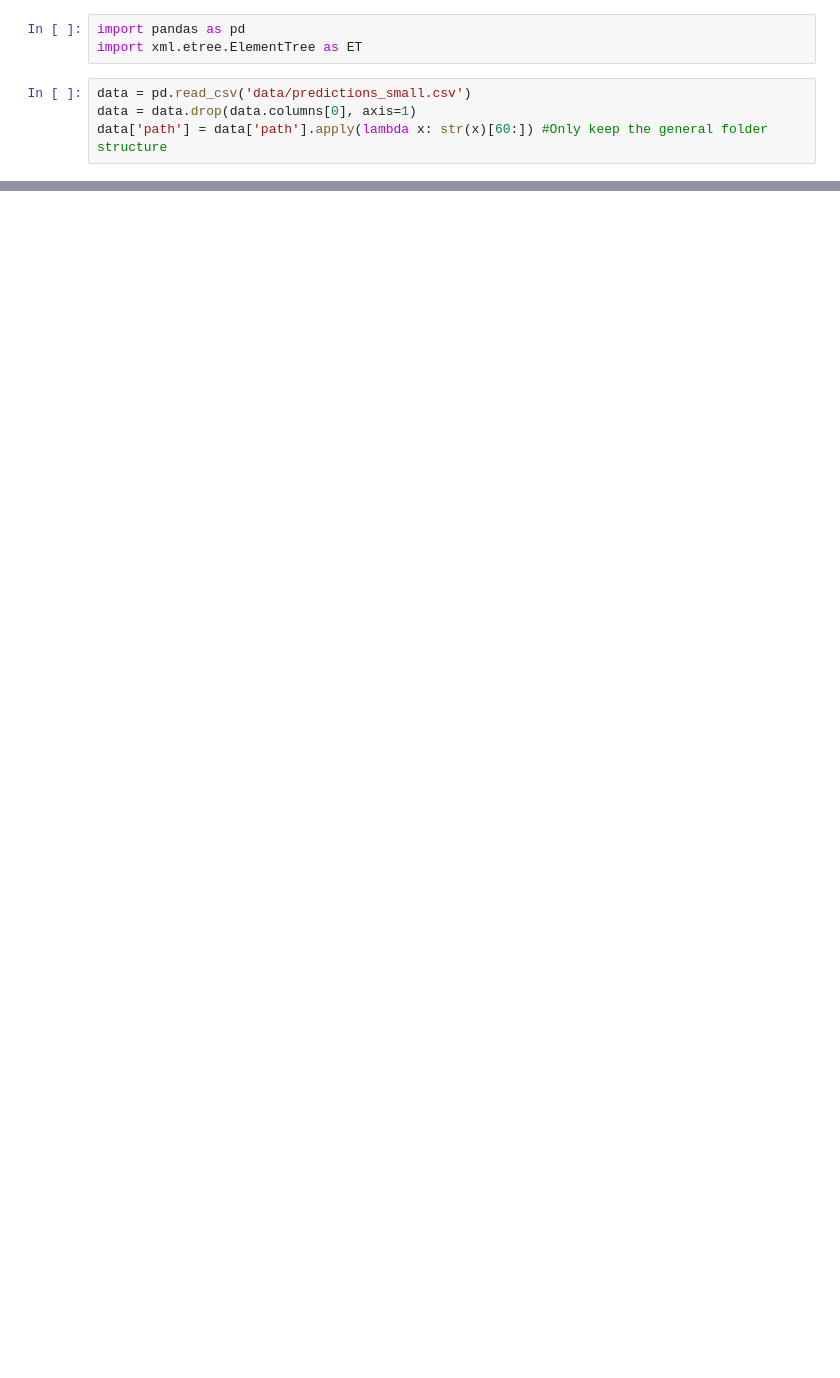
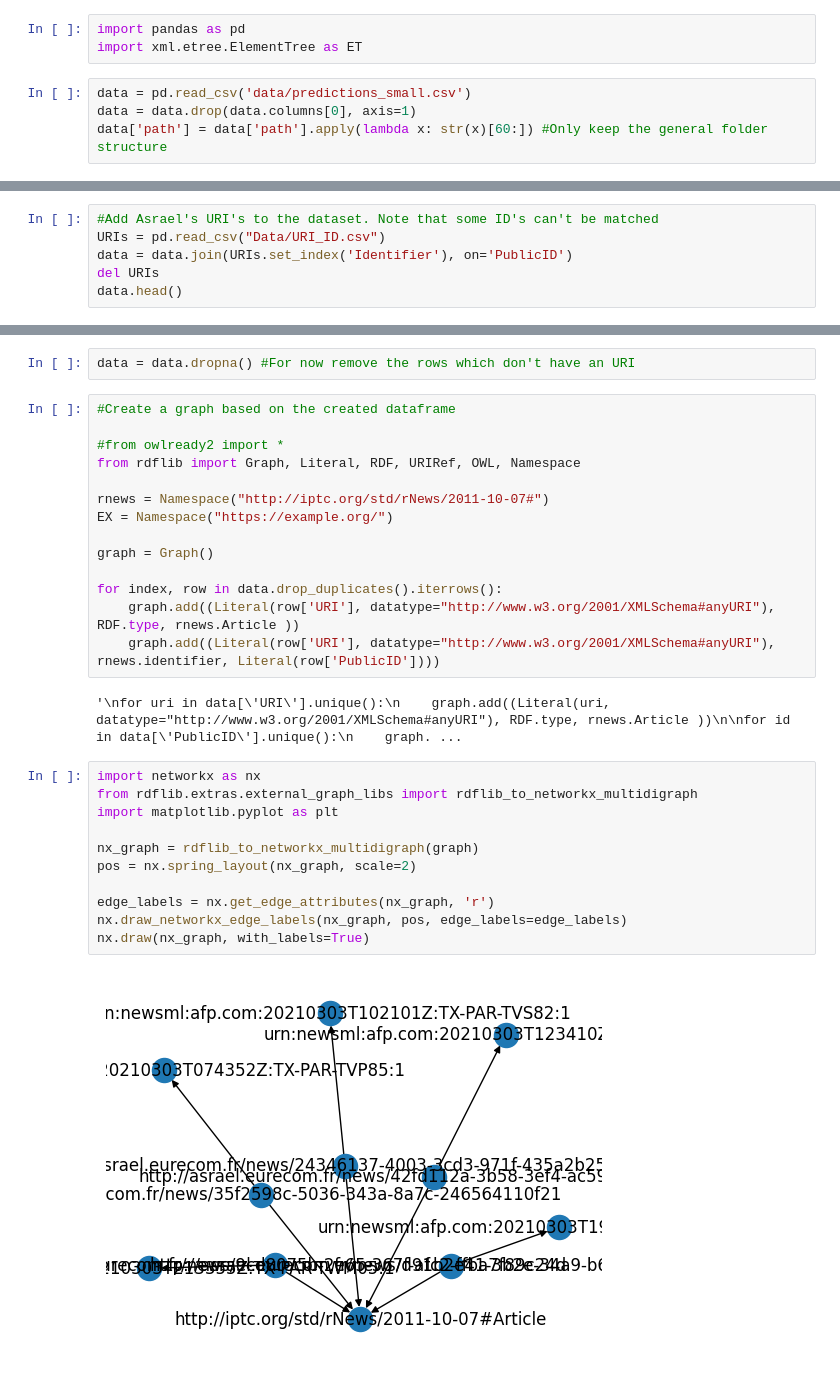
Before and after one commit to ANR-kFLOW/KG2Narrative, a Jupyter notebook: linking_predictions.ipynb, the cells around one changed output, grey strips where cells are left out. Saved outputs shown, nothing was run; the diff lists cells and outputs as text; blank space fills up the shorter version.

Commit message:
Added the URI of the file to the dataset, started creating the graph and added some visualization.

```diff
--- a/linking_predictions.ipynb
+++ b/linking_predictions.ipynb
@@ -26,0 +28,6 @@ data.head()
+# %%
+#Add Asrael's URI's to the dataset. Note that some ID's can't be matched
+URIs = pd.read_csv("Data/URI_ID.csv")
+data = data.join(URIs.set_index('Identifier'), on='PublicID')
+del URIs
+data.head()
@@ -26,0 +41,31 @@ data.head()
+# %%
+data = data.dropna() #For now remove the rows which don't have an URI
+# %%
+#Create a graph based on the created dataframe
+
+#from owlready2 import *
+from rdflib import Graph, Literal, RDF, URIRef, OWL, Namespace
+
+rnews = Namespace("http://iptc.org/std/rNews/2011-10-07#")
+EX = Namespace("https://example.org/")
+
+graph = Graph()
+
+for index, row in data.drop_duplicates().iterrows():
+    graph.add((Literal(row['URI'], datatype="http://www.w3.org/2001/XMLSchema#anyURI"), RDF.type, rnews.Article ))
+    graph.add((Literal(row['URI'], datatype="http://www.w3.org/2001/XMLSchema#anyURI"), rnews.identifier, Literal(row['PublicID'])))
+# %% [output]
+'\nfor uri in data[\'URI\'].unique():\n    graph.add((Literal(uri, datatype="http://www.w3.org/2001/XMLSchema#anyURI"), RDF.type, rnews.Article ))\n\nfor id in data[\'PublicID\'].unique():\n    graph. ...
+# %%
+import networkx as nx
+from rdflib.extras.external_graph_libs import rdflib_to_networkx_multidigraph
+import matplotlib.pyplot as plt
+
+nx_graph = rdflib_to_networkx_multidigraph(graph)
+pos = nx.spring_layout(nx_graph, scale=2)
+
+edge_labels = nx.get_edge_attributes(nx_graph, 'r')
+nx.draw_networkx_edge_labels(nx_graph, pos, edge_labels=edge_labels)
+nx.draw(nx_graph, with_labels=True)
+# %% [output]
+[figure, added]
```
Also changed, not shown: parts of 3 cells of this notebook, 1 other file.
